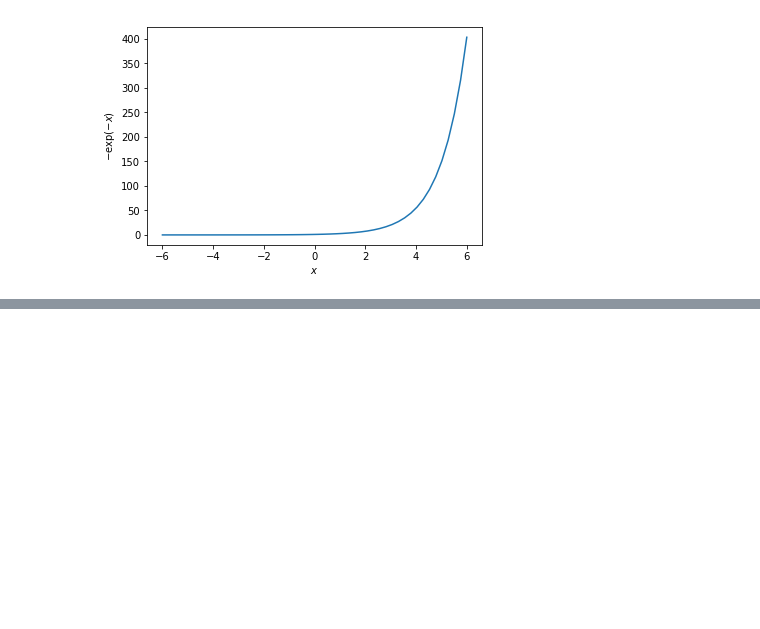
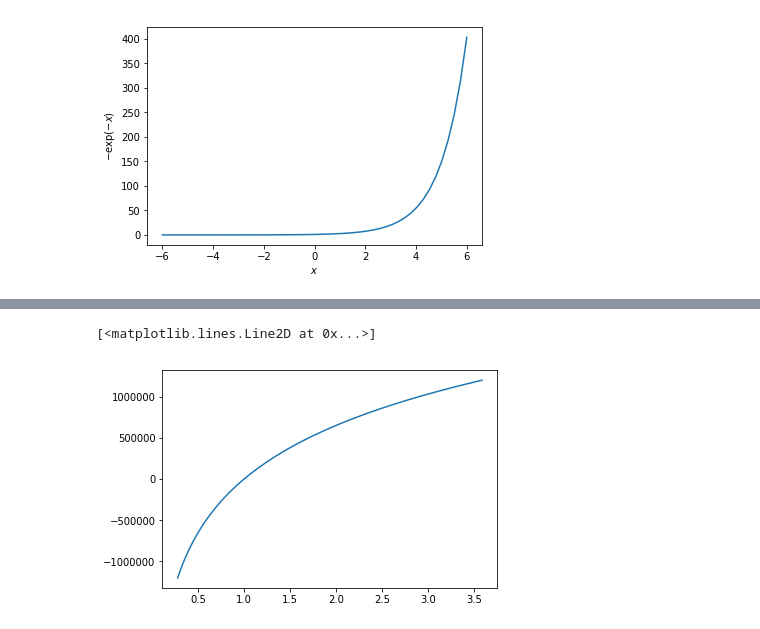
Before and after one commit to cyprusgoalie/PythonG1, a Jupyter notebook: Untitled.ipynb, the cells around one changed output, grey strips where cells are left out. Saved outputs shown, nothing was run; the diff lists cells and outputs as text; code cells hidden in the pictures; blank space fills up the shorter version.

```diff
--- a/Untitled.ipynb
+++ b/Untitled.ipynb
@@ -52,0 +97,12 @@ plt.show()
+# %%
+import cmath
+tauc=3e5
+
+tau = np.linspace(-4*tauc,4*tauc,100)
+w0=1064e-9
+
+singleF = np.exp(w0*tau)
+plt.plot(singleF,tau)
+# %% [output]
+[<matplotlib.lines.Line2D at 0x...>]
+[figure, added]
```
Also changed, not shown: parts of 11 cells of this notebook, 3 other files.
